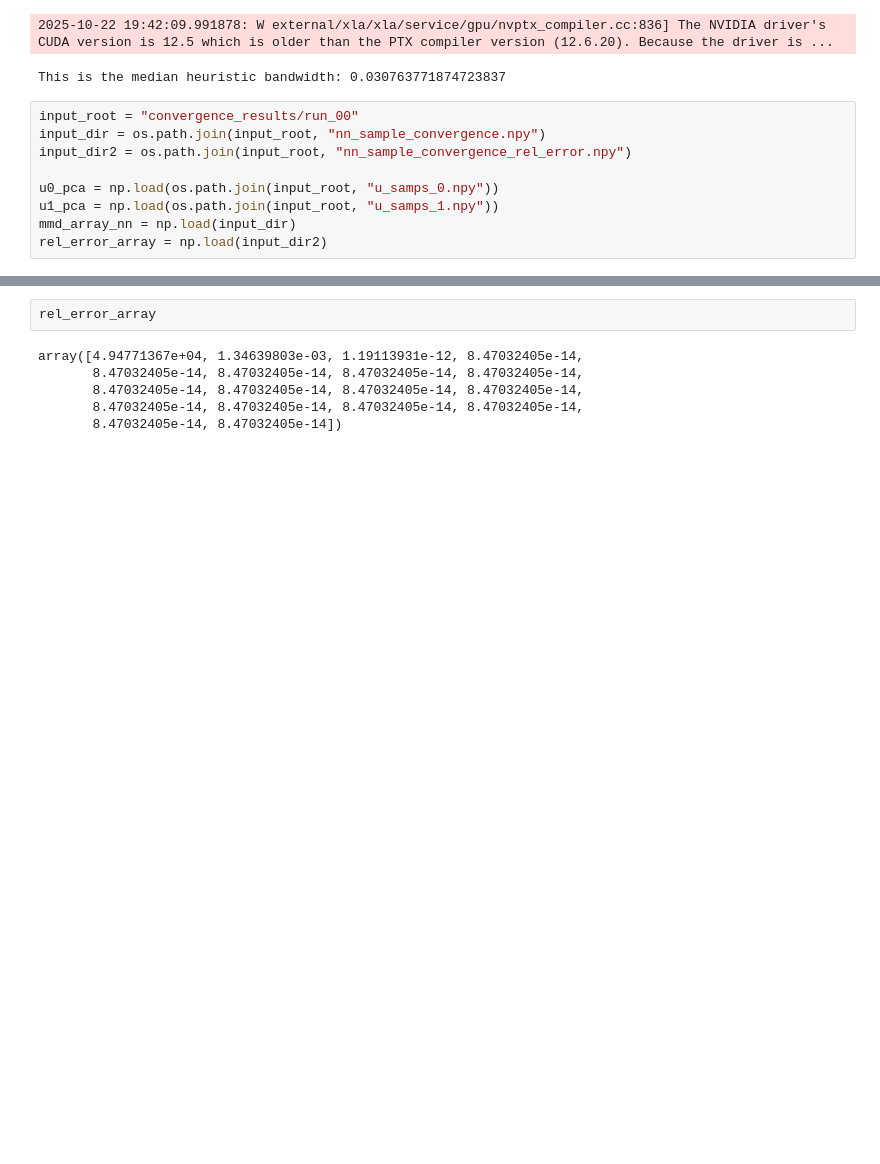
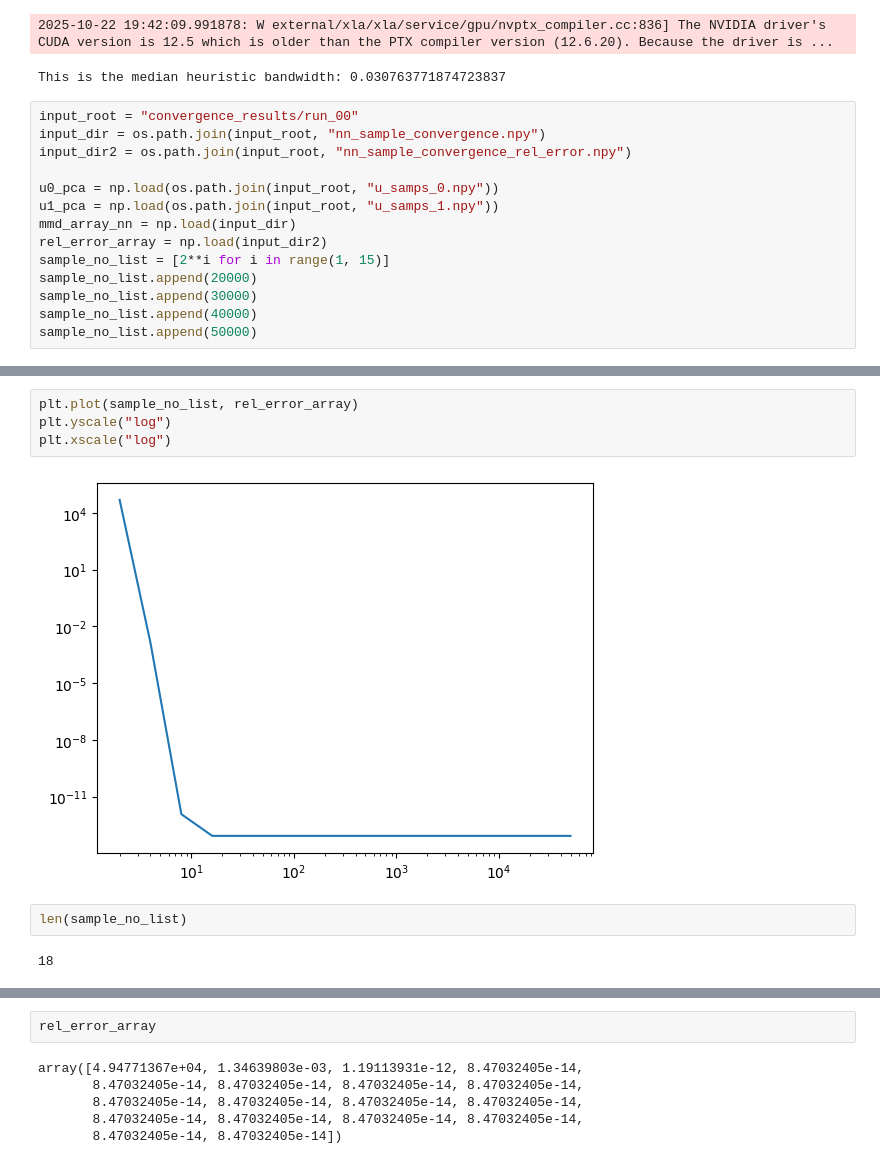
Before and after one commit to abjohnson117/TransportVsMcmcExperiments, a Jupyter notebook: poisson/convergence_testing.ipynb, the cells around one changed output, grey strips where cells are left out. Saved outputs shown, nothing was run; the diff lists cells and outputs as text; blank space fills up the shorter version.

```diff
--- a/poisson/convergence_testing.ipynb
+++ b/poisson/convergence_testing.ipynb
@@ -89,3 +89,8 @@ u0_pca = np.load(os.path.join(input_root, "u_samps_0.npy"))
 u1_pca = np.load(os.path.join(input_root, "u_samps_1.npy"))
 mmd_array_nn = np.load(input_dir)
 rel_error_array = np.load(input_dir2)
+sample_no_list = [2**i for i in range(1, 15)]
+sample_no_list.append(20000)
+sample_no_list.append(30000)
+sample_no_list.append(40000)
+sample_no_list.append(50000)
@@ -91,0 +118,10 @@ rel_error_array = np.load(input_dir2)
+# %%
+plt.plot(sample_no_list, rel_error_array)
+plt.yscale("log")
+plt.xscale("log")
+# %% [output]
+[figure, added]
+# %%
+len(sample_no_list)
+# %% [output]
+18
```
Also changed, not shown: parts of 3 cells of this notebook, 2 other files.
